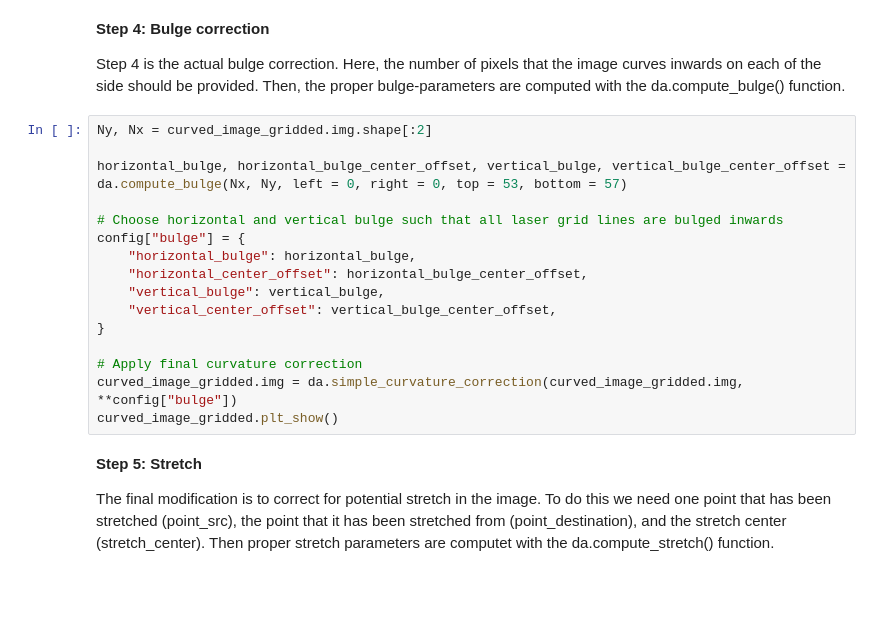
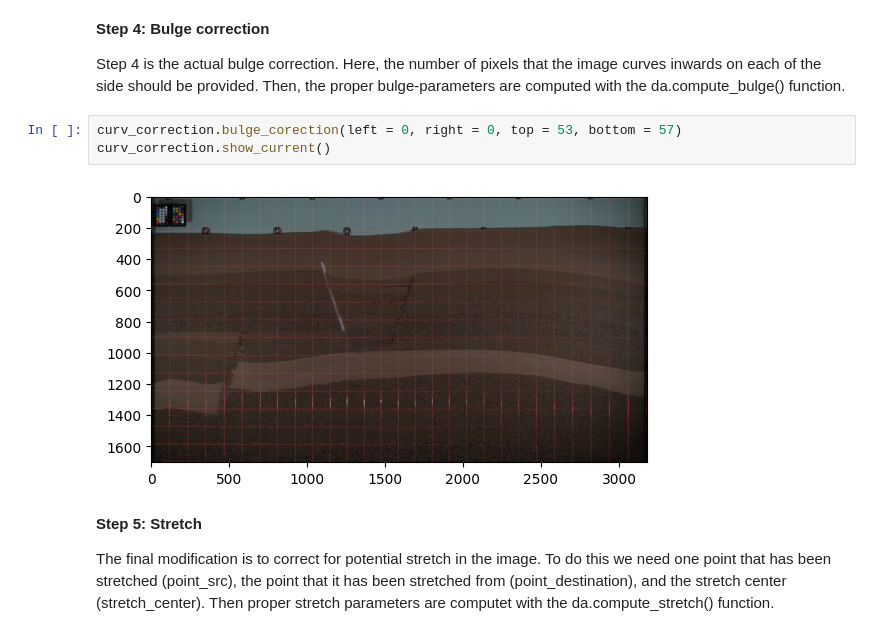
Before and after one commit to pmgbergen/DarSIA, a Jupyter notebook: examples/notebooks/curvature_correction_walkthrough.ipynb, the cells around one changed output. Drawn from its saved outputs; the diff is of its cells as text; blank space fills up the shorter version.

```diff
--- a/examples/notebooks/curvature_correction_walkthrough.ipynb
+++ b/examples/notebooks/curvature_correction_walkthrough.ipynb
@@ -42,22 +42,11 @@ print(curvature_correction.current_image.shape)
 **Step 4: Bulge correction**
 
 Step 4 is the actual bulge correction. Here, the number of pixels that the image curves inwards on each of the side should be provided. Then, the proper bulge-parameters are computed with the da.compute_bulge() function.
-# %%
-Ny, Nx = curved_image_gridded.img.shape[:2]
-
-horizontal_bulge, horizontal_bulge_center_offset, vertical_bulge, vertical_bulge_center_offset = da.compute_bulge(Nx, Ny, left = 0, right = 0, top = 53, bottom = 57)
-
-# Choose horizontal and vertical bulge such that all laser grid lines are bulged inwards
-config["bulge"] = {
-    "horizontal_bulge": horizontal_bulge,
-    "horizontal_center_offset": horizontal_bulge_center_offset,
-    "vertical_bulge": vertical_bulge,
-    "vertical_center_offset": vertical_bulge_center_offset,
-}
-
-# Apply final curvature correction
-curved_image_gridded.img = da.simple_curvature_correction(curved_image_gridded.img, **config["bulge"])
-curved_image_gridded.plt_show()
+# %%
+curv_correction.bulge_corection(left = 0, right = 0, top = 53, bottom = 57)
+curv_correction.show_current()
+# %% [output]
+[figure, added]
 # %% [markdown]
 **Step 5: Stretch**
 
```
Also changed, not shown: parts of 10 cells of this notebook, 4 other files.
